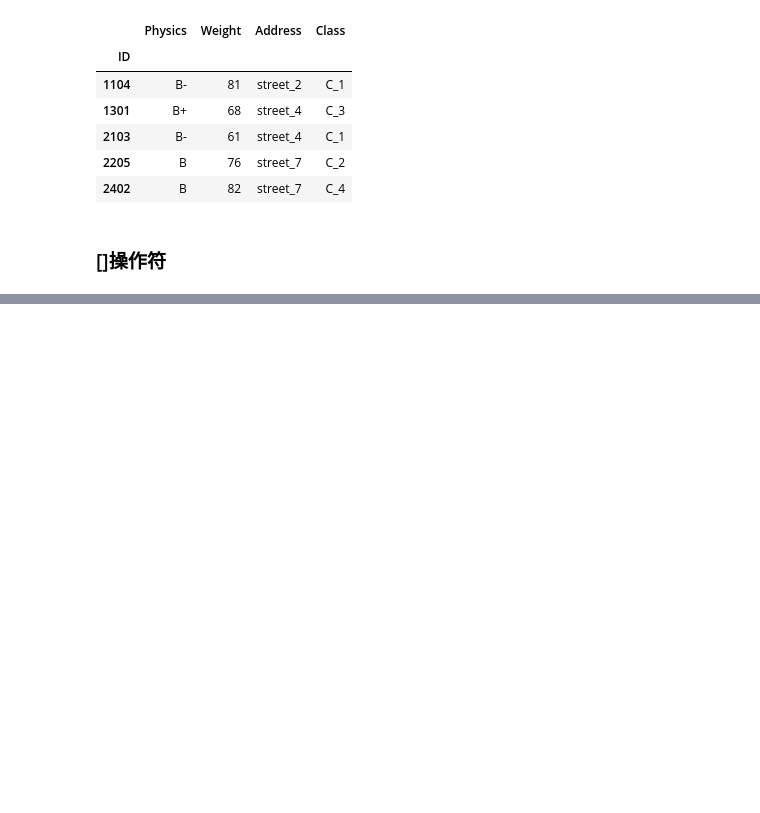
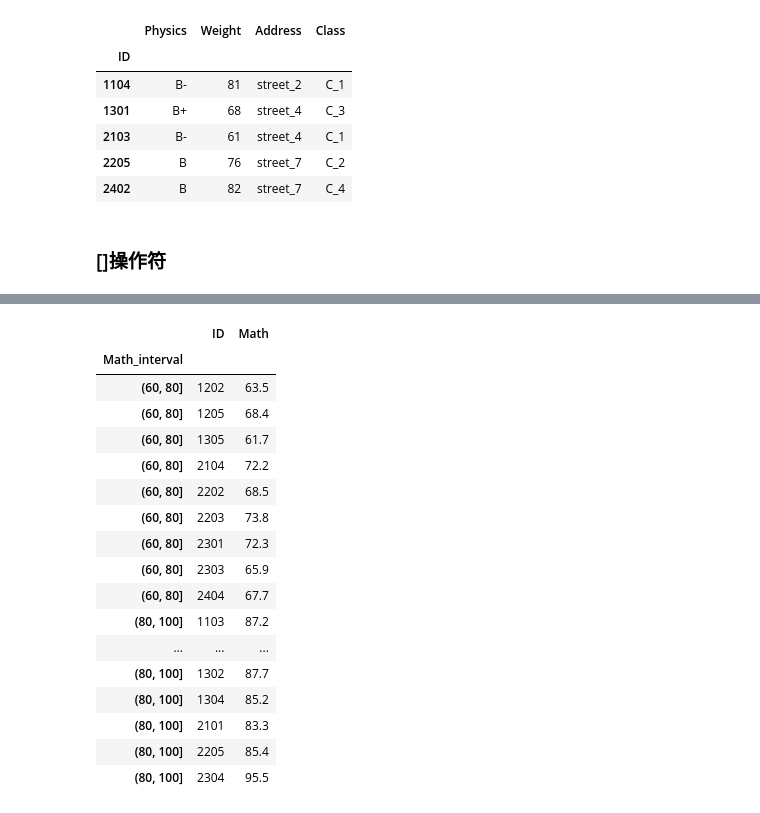
Before and after one commit to macnversion/python3, a Jupyter notebook: python3_books/pandas学习/pandas基础.ipynb, the cells around one changed output, grey strips where cells are left out. Drawn from its saved outputs; the diff is of its cells as text; code cells hidden in the pictures; blank space fills up the shorter version.

```diff
--- a/python3_books/pandas学习/pandas基础.ipynb
+++ b/python3_books/pandas学习/pandas基础.ipynb
@@ -315,0 +334,3 @@ ID
+# %%
+math_interval = pd.cut(df['Math'], bins=[0, 40, 60, 80, 100])
+math_interval.head()
@@ -315,0 +348,3 @@ ID
+# %%
+df_i = df.join(math_interval, rsuffix='_interval')[['Math', 'Math_interval']].reset_index().set_index('Math_interval')
+df_i.head()
@@ -315,0 +359,21 @@ ID
+# %%
+df_i.loc[[80, 100]] # 索引的值包含在区间内就会选中
+# %% [output]
+|  | ID | Math |
+| Math_interval |  |  |
+| (60, 80] | 1202 | 63.5 |
+| (60, 80] | 1205 | 68.4 |
+| (60, 80] | 1305 | 61.7 |
+| (60, 80] | 2104 | 72.2 |
+| (60, 80] | 2202 | 68.5 |
+| (60, 80] | 2203 | 73.8 |
+| (60, 80] | 2301 | 72.3 |
+| (60, 80] | 2303 | 65.9 |
+| (60, 80] | 2404 | 67.7 |
+| (80, 100] | 1103 | 87.2 |
+| ... | ... | ... |
+| (80, 100] | 1302 | 87.7 |
+| (80, 100] | 1304 | 85.2 |
+| (80, 100] | 2101 | 83.3 |
+| (80, 100] | 2205 | 85.4 |
+| (80, 100] | 2304 | 95.5 |
```
Also changed, not shown: parts of 15 cells of this notebook.
